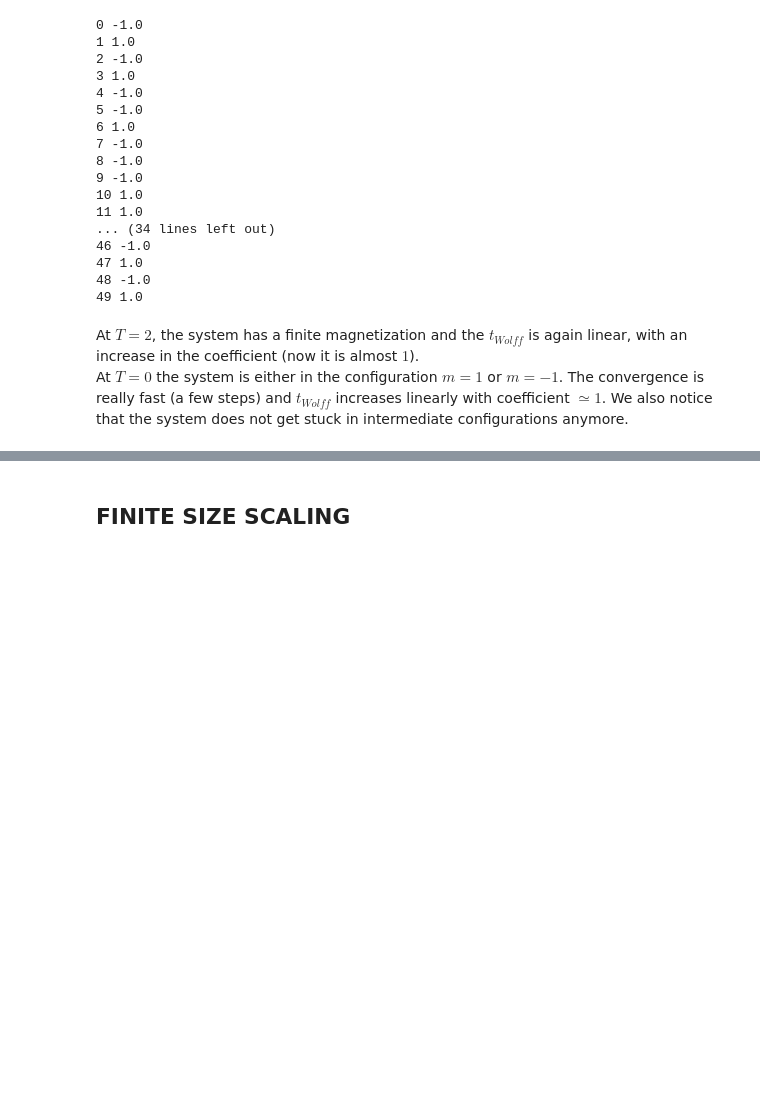
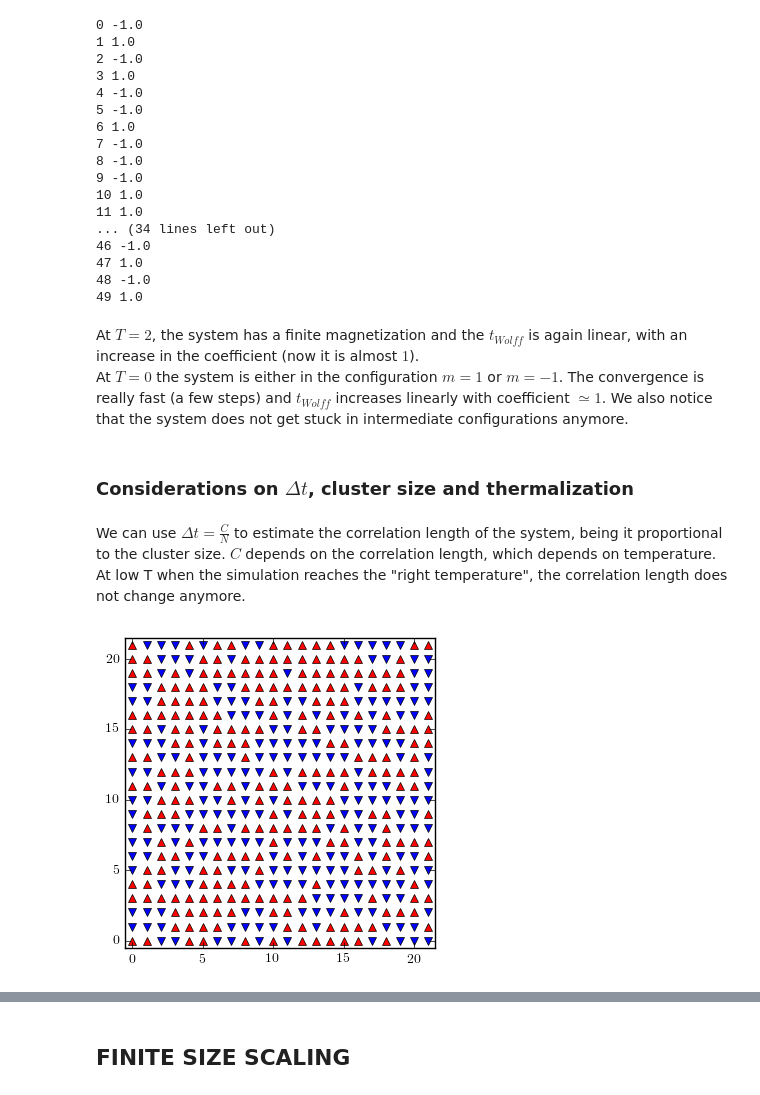
Before and after one commit to DromaninCM/PAS-IPython-notebooks, a Jupyter notebook: homework-4-pas-krzakala.ipynb, the cells around one changed output, grey strips where cells are left out. Drawn from its saved outputs; the diff is of its cells as text; code cells hidden in the pictures; blank space fills up the shorter version.

```diff
--- a/homework-4-pas-krzakala.ipynb
+++ b/homework-4-pas-krzakala.ipynb
@@ -36,11 +36,12 @@ class lattice(object):
         self.L = L
         self.energy = []
         self.magnetization = []
-        self.t=[0]
-        self.m_abs=[]
-        self.m_2=[]
-        self.m_4=[]
-        self.g=[]
+        self.t = [0]
+        self.delta_t = []
+        self.m_abs = []
+        self.m_2 = []
+        self.m_4 = []
+        self.g = []
 
     def compute_energy(self):
         # compute the energy of a configuration as minus the sum
@@ -145,13 +146,14 @@ class lattice(object):
             self.energy.append(self.compute_energy())
             self.magnetization.append(self.compute_magnetization())
             self.t.append(self.t[step]+len(C)/(1.0*self.L**2))
+            self.delta_t.append(len(C)/(1.0*self.L**2))
 
     # vectorized operations are faster (just as in MATLAB, unlike Julia)
     def compute_observables(self):
-        m = 1*np.asarray(self.magnetization)
-        self.m_abs=np.average(abs(m)/(1.*self.L**2) )
-        self.m_2=np.average( m**2 /(1.*self.L**2) )
-        self.m_4=np.average( m**4 /(1.*self.L**2) )
+        m = np.asarray(self.magnetization)
+        self.m_abs=np.average(abs(m))
+        self.m_2=np.average(m**2)
+        self.m_4=np.average(m**4)
         self.g=self.m_4/(3.0*self.m_2**2)
 
     def plot_lattice(self, **kwargs):
@@ -628,3 +631,10 @@ for i in xrange(len(Ising_systems_T0)):
 # %% [markdown]
 At $T=2$, the system has a finite magnetization and the $t_{Wolff}$ is again linear, with an increase in the coefficient (now it is almost $1$).
 At $T=0$ the system is either in the configuration $m=1$ or $m=-1$. The convergence is really fast (a few steps) and $t_{Wolff}$ increases linearly with coefficient $\simeq 1$. We also notice that the system does not get stuck in intermediate configurations anymore.
+# %% [markdown]
+### Considerations on $\Delta t$, cluster size and thermalization
+# %% [markdown]
+We can use $\Delta t = \frac{C}{N}$ to estimate the correlation length of the system, being it proportional to the cluster size. $C$ depends on the correlation length, which depends on temperature.
+At low T when the simulation reaches the "right temperature", the correlation length does not change anymore.
+# %%
+IsingT10 = lattice(22, 10, config="ordered")
@@ -630,0 +643,4 @@ At $T=0$ the system is either in the configuration $m=1$ or $m=-1$. The converge
+# %%
+IsingT10.plot_lattice()
+# %% [output]
+[figure, added]
```
Also changed, not shown: parts of 27 cells of this notebook.
